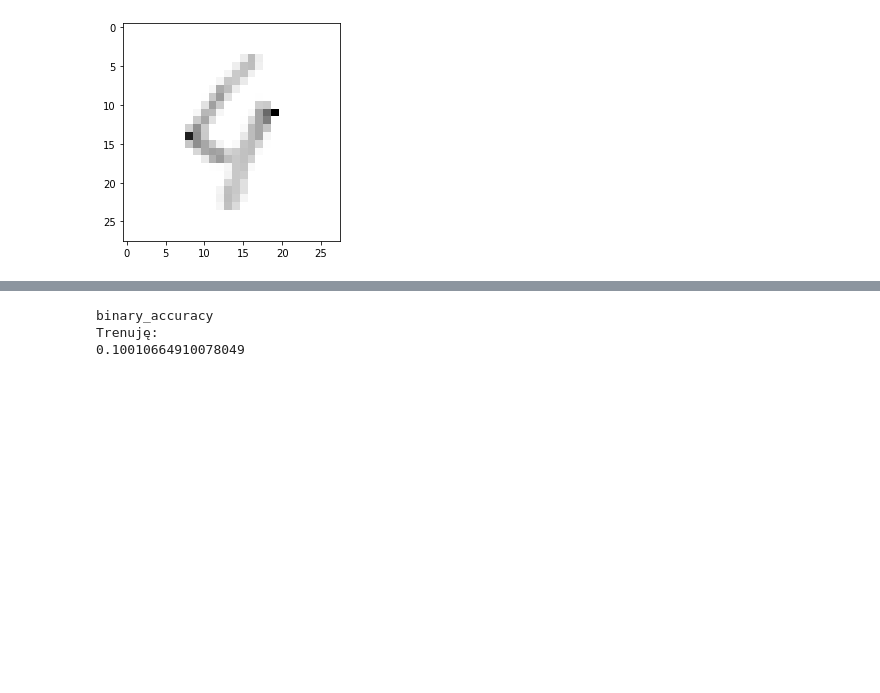
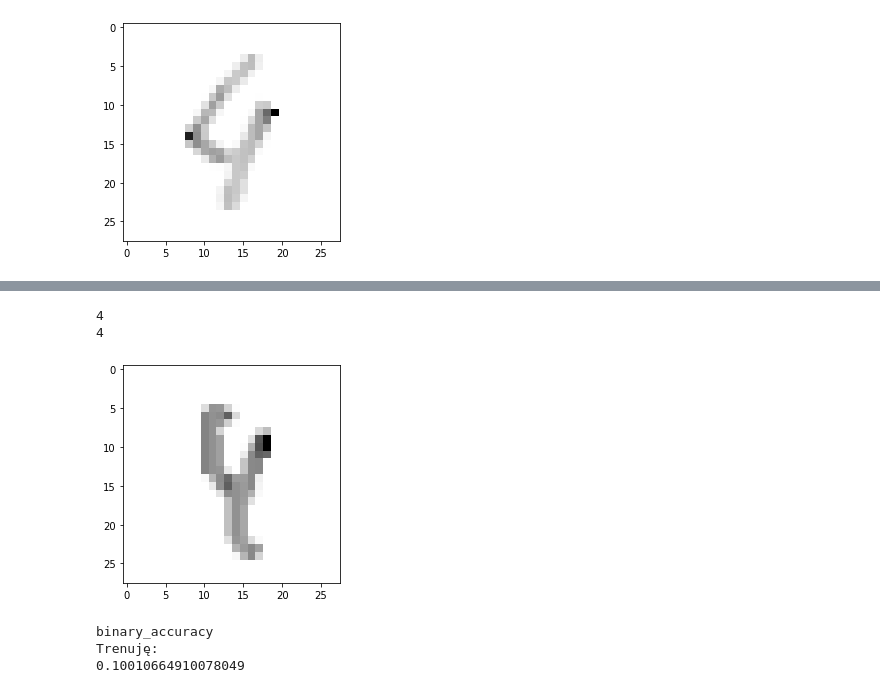
Before and after one commit to wysockif/numbers-classification, a Jupyter notebook: study_metrics.ipynb, the cells around one changed output, grey strips where cells are left out. Cells and saved outputs as stored; diff of their text form; code cells hidden in the pictures; blank space fills up the shorter version.

```diff
--- a/study_metrics.ipynb
+++ b/study_metrics.ipynb
@@ -92,3 +116,13 @@ print(pred.argmax())
+# %%
+image_index = 497
+plt.imshow(x_test[image_index].reshape(28, 28),cmap='Greys')
+pred = model.predict(x_test[image_index].reshape(1, 28, 28, 1))
+print(y_test[image_index])
+print(pred.argmax())
+# %% [output]
+4
+4
+[figure, added]
 # %%
 print("binary_accuracy")
 val_loss, val_acc,loss,acc, training_time, model = al.create_model_with_history_for_all_epochs(verbose = 0, metrics='binary_accuracy')
```
Also changed, not shown: parts of 8 cells of this notebook.
